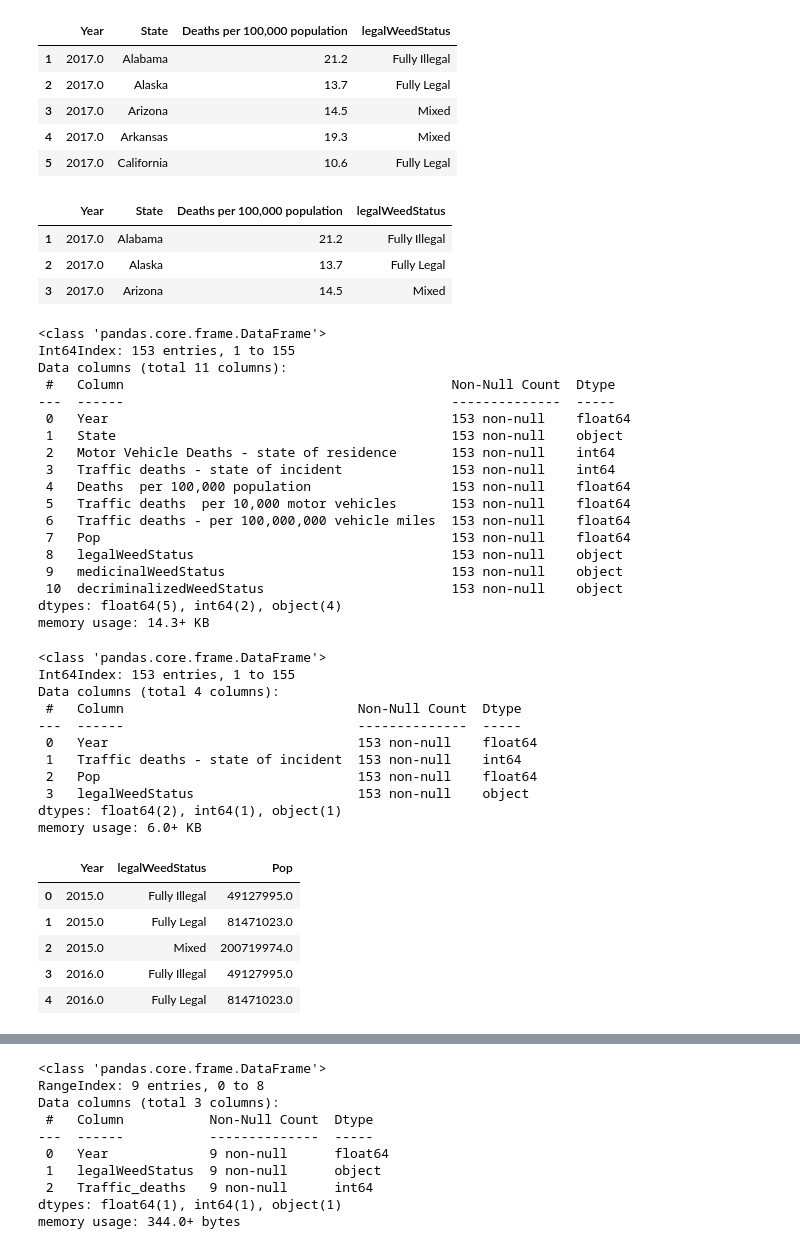
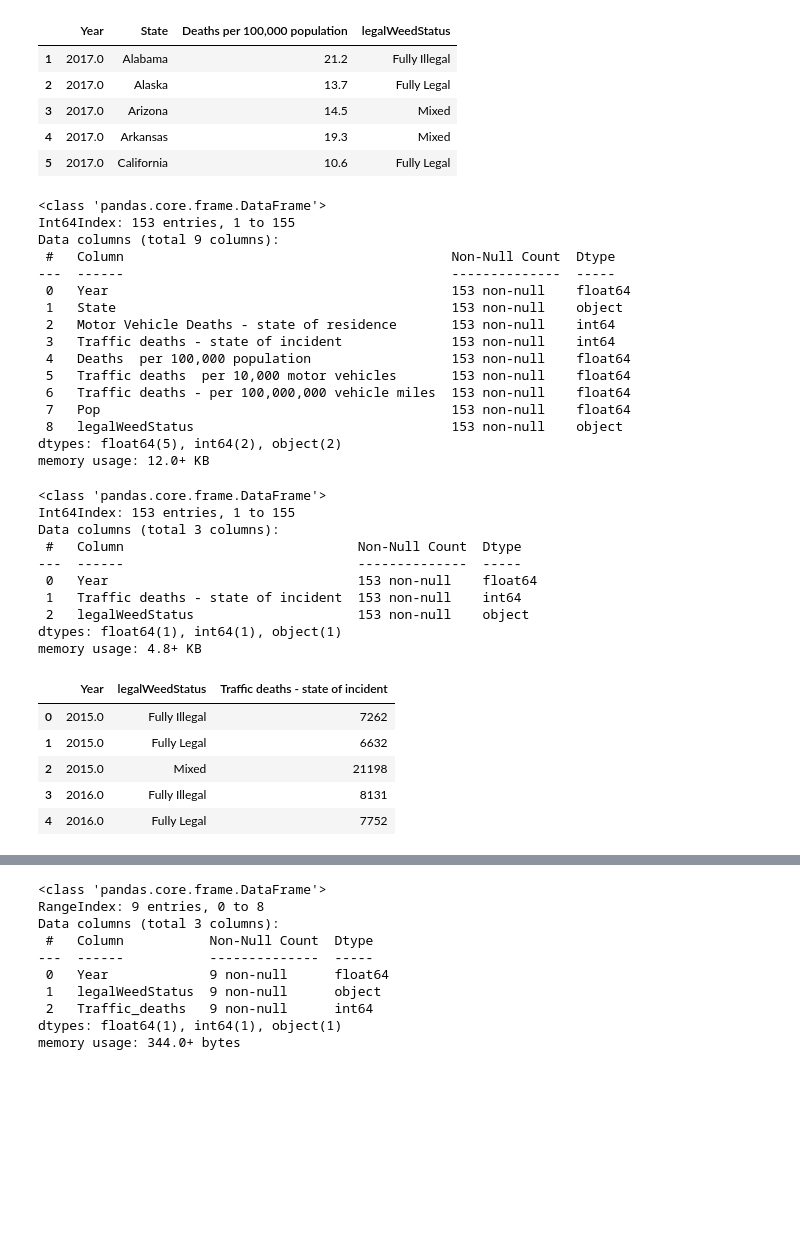
Before and after one commit to caravella483/Project2, a Jupyter notebook: jasonc/static/data/data.ipynb, the cells around one changed output, grey strips where cells are left out. Saved outputs shown, nothing was run; the diff lists cells and outputs as text; code cells hidden in the pictures; blank space fills up the shorter version.

Commit message:
State Level summed

```diff
--- a/jasonc/static/data/data.ipynb
+++ b/jasonc/static/data/data.ipynb
@@ -44,7 +44,7 @@ dtypes: bool(2), int64(1), object(3)
 memory usage: 1.8+ KB
 # %%
 ##df to join to other df (MVR and Overdose)
-legal_df = lgpure_df.drop(columns=["state"])
+legal_df = lgpure_df.drop(columns=["state","medicinalWeedStatus","decriminalizedWeedStatus"])
 legal_df.info()
 # %% [output]
 <class 'pandas.core.frame.DataFrame'>
@@ -170,0 +150,6 @@ mvr_status.head(3)
+# %%
+###Dropping all columuns I don't need
+mvr_state_yr = mvr_status.drop(columns=["Deaths  per 100,000 population","Motor Vehicle Deaths - state of residence","Traffic deaths  per 10,000 motor vehicles","Traffic deaths - per 100,000,000 vehicle miles","Pop"])
+###Rename traffic deaths
+mvr_state_yr = mvr_state_yr.rename(columns={"Traffic deaths - state of incident":"MV_Deaths"})
+mvr_state_yr.info()
@@ -170,0 +179,4 @@ mvr_status.head(3)
+# %%
+###Sum year and status
+mvr_status = mvr_state_yr.groupby(['Year','legalWeedStatus'])['MV_Deaths'].sum().reset_index()
+mvr_status.head()
@@ -182,10 +539,3 @@ mvr_state.head()
 | 3 | 2017.0 | Arizona | 14.5 | Mixed |
 | 4 | 2017.0 | Arkansas | 19.3 | Mixed |
 | 5 | 2017.0 | California | 10.6 | Fully Legal |
-# %%
-mvr_state.head(3)
-# %% [output]
-|  | Year | State | Deaths per 100,000 population | legalWeedStatus |
-| 1 | 2017.0 | Alabama | 21.2 | Fully Illegal |
-| 2 | 2017.0 | Alaska | 13.7 | Fully Legal |
-| 3 | 2017.0 | Arizona | 14.5 | Mixed |
@@ -199,7 +546,7 @@ mvr_status.info()
 # %% [output]
 <class 'pandas.core.frame.DataFrame'>
 Int64Index: 153 entries, 1 to 155
-Data columns (total 11 columns):
+Data columns (total 9 columns):
  #   Column                                          Non-Null Count  Dtype
 ---  ------                                          --------------  -----
  0   Year                                            153 non-null    float64
@@ -211,37 +558,34 @@ Data columns (total 11 columns):
  6   Traffic deaths - per 100,000,000 vehicle miles  153 non-null    float64
  7   Pop                                             153 non-null    float64
  8   legalWeedStatus                                 153 non-null    object
- 9   medicinalWeedStatus                             153 non-null    object
- 10  decriminalizedWeedStatus                        153 non-null    object
-dtypes: float64(5), int64(2), object(4)
-memory usage: 14.3+ KB
+dtypes: float64(5), int64(2), object(2)
+memory usage: 12.0+ KB
 # %%
-###drop columns I don't need
+###drop columns I don't need when including the year
 
-data_legal = mvr_status.drop(columns=["State","Motor Vehicle Deaths - state of residence","Deaths  per 100,000 population","Traffic deaths  per 10,000 motor vehicles","Traffic deaths - per 100,000,000 vehicle miles","medicinalWeedStatus","decriminalizedWeedStatus"])
+data_legal = mvr_status.drop(columns=["State","Pop","Motor Vehicle Deaths - state of residence","Deaths  per 100,000 population","Traffic deaths  per 10,000 motor vehicles","Traffic deaths - per 100,000,000 vehicle miles"])
 #mvr_bystatus = totaldeaths.groupby(['State','Year','Indicator','State Name'])['Data Value'].sum().reset_index()
 data_legal.info()
 # %% [output]
 <class 'pandas.core.frame.DataFrame'>
 Int64Index: 153 entries, 1 to 155
-Data columns (total 4 columns):
+Data columns (total 3 columns):
  #   Column                              Non-Null Count  Dtype
 ---  ------                              --------------  -----
  0   Year                                153 non-null    float64
  1   Traffic deaths - state of incident  153 non-null    int64
- 2   Pop                                 153 non-null    float64
- 3   legalWeedStatus                     153 non-null    object
-dtypes: float64(2), int64(1), object(1)
-memory usage: 6.0+ KB
+ 2   legalWeedStatus                     153 non-null    object
+dtypes: float64(1), int64(1), object(1)
+memory usage: 4.8+ KB
 # %%
 #sums by legal status
 #pop sum
-status_pop = data_legal.groupby(['Year','legalWeedStatus'])['Pop'].sum().reset_index()
-status_pop.head()
+status_MVR_death = data_legal.groupby(['Year','legalWeedStatus'])['Traffic deaths - state of incident'].sum().reset_index()
+status_MVR_death.head()
 # %% [output]
-|  | Year | legalWeedStatus | Pop |
-| 0 | 2015.0 | Fully Illegal | 49127995.0 |
-| 1 | 2015.0 | Fully Legal | 81471023.0 |
-| 2 | 2015.0 | Mixed | 200719974.0 |
-| 3 | 2016.0 | Fully Illegal | 49127995.0 |
-| 4 | 2016.0 | Fully Legal | 81471023.0 |
+|  | Year | legalWeedStatus | Traffic deaths - state of incident |
+| 0 | 2015.0 | Fully Illegal | 7262 |
+| 1 | 2015.0 | Fully Legal | 6632 |
+| 2 | 2015.0 | Mixed | 21198 |
+| 3 | 2016.0 | Fully Illegal | 8131 |
+| 4 | 2016.0 | Fully Legal | 7752 |
```
Also changed, not shown: parts of 77 cells of this notebook, 3 other files.
